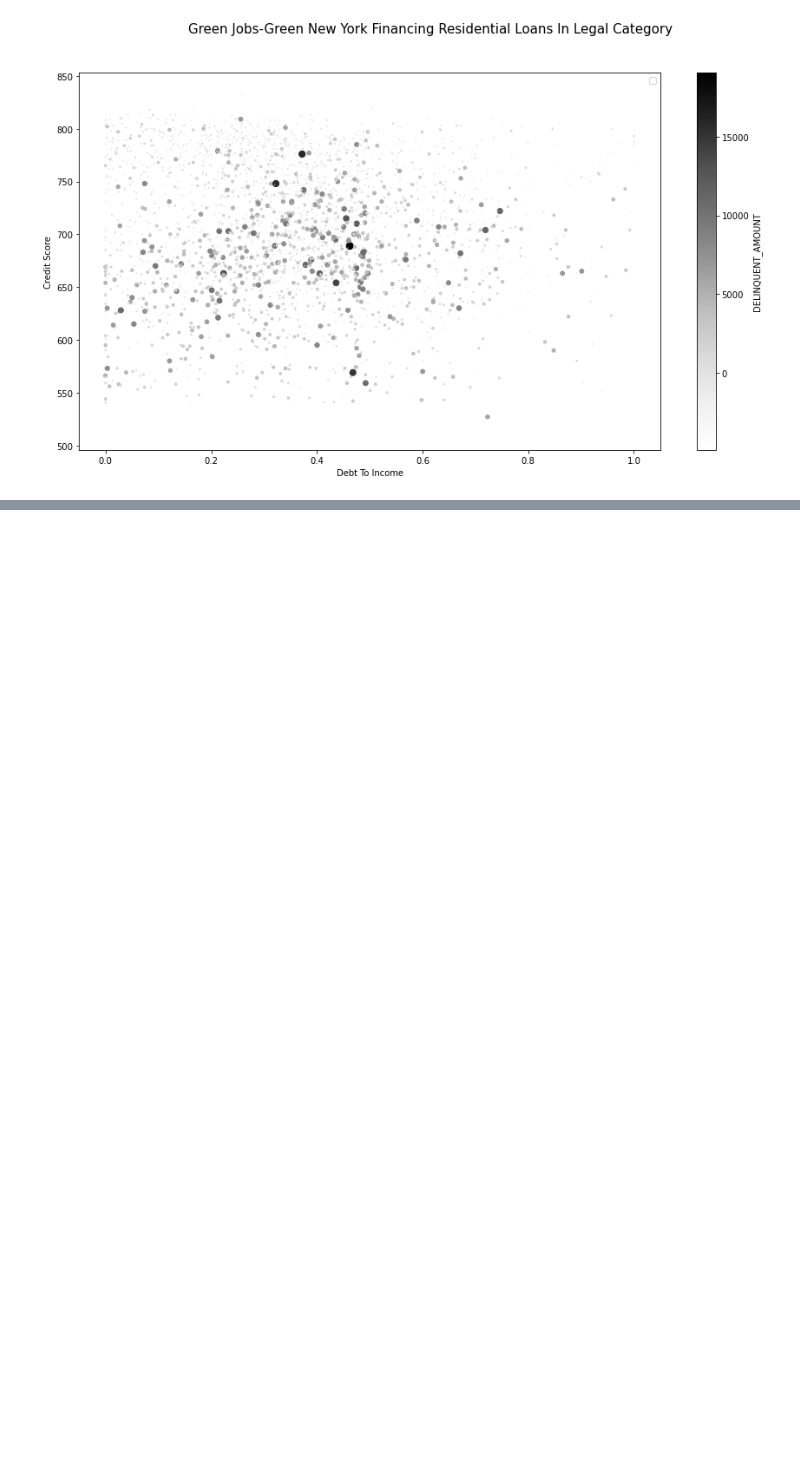
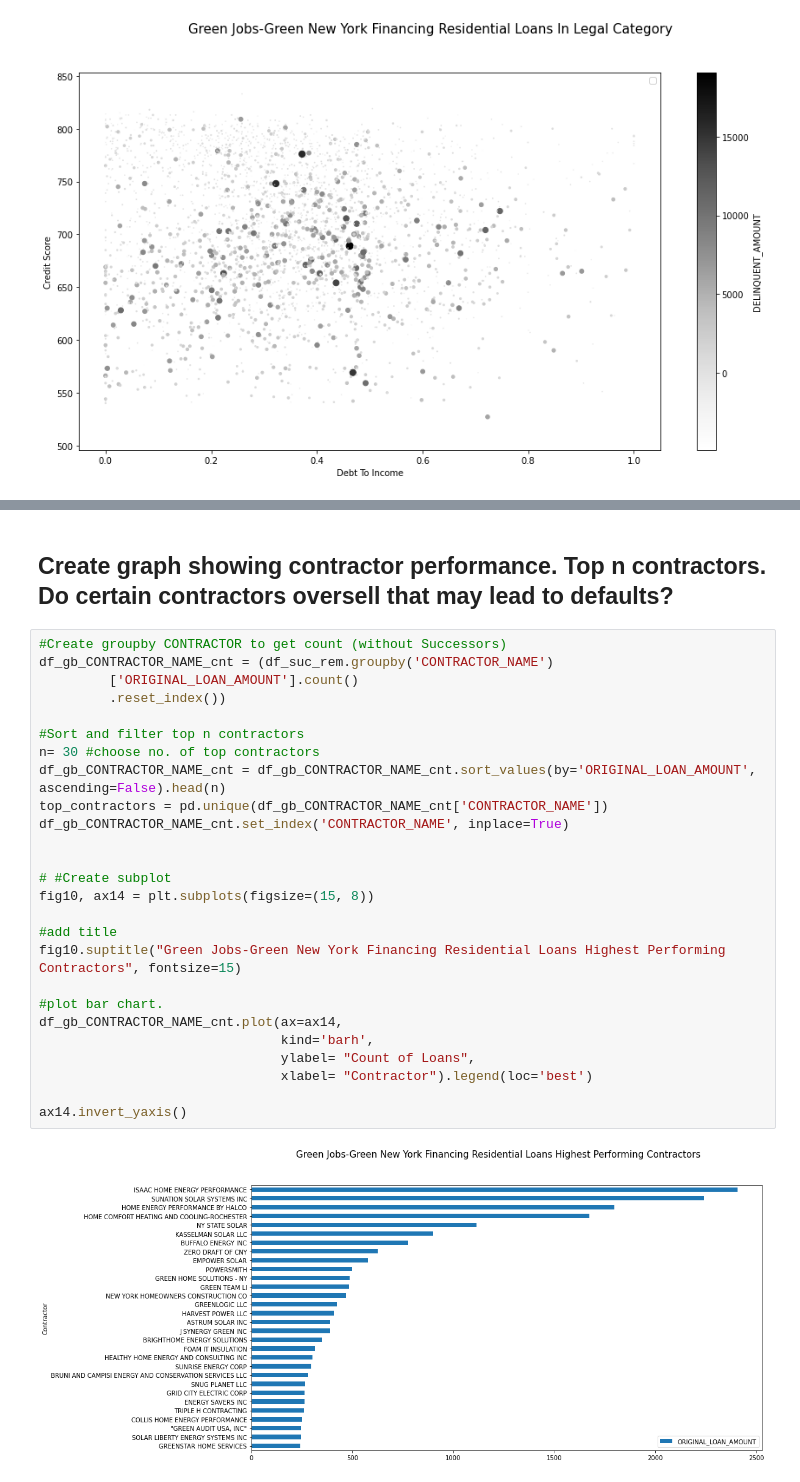
Before and after one commit to jlixander/GJGNY_Analysis, a Jupyter notebook: GJGNY_Analysis.ipynb, the cells around one changed output, grey strips where cells are left out. Drawn from its saved outputs; the diff is of its cells as text; blank space fills up the shorter version.

```diff
--- a/GJGNY_Analysis.ipynb
+++ b/GJGNY_Analysis.ipynb
@@ -879,0 +822,30 @@ ax15.set_xlim(0,550)
+# %% [markdown]
+## Create graph showing contractor performance. Top n contractors. Do certain contractors oversell that may lead to defaults?
+# %%
+#Create groupby CONTRACTOR to get count (without Successors)
+df_gb_CONTRACTOR_NAME_cnt = (df_suc_rem.groupby('CONTRACTOR_NAME')
+         ['ORIGINAL_LOAN_AMOUNT'].count()
+         .reset_index())
+
+#Sort and filter top n contractors
+n= 30 #choose no. of top contractors
+df_gb_CONTRACTOR_NAME_cnt = df_gb_CONTRACTOR_NAME_cnt.sort_values(by='ORIGINAL_LOAN_AMOUNT', ascending=False).head(n)
+top_contractors = pd.unique(df_gb_CONTRACTOR_NAME_cnt['CONTRACTOR_NAME'])
+df_gb_CONTRACTOR_NAME_cnt.set_index('CONTRACTOR_NAME', inplace=True)
+
+
+# #Create subplot
+fig10, ax14 = plt.subplots(figsize=(15, 8))
+
+#add title
+fig10.suptitle("Green Jobs-Green New York Financing Residential Loans Highest Performing Contractors", fontsize=15)
+
+#plot bar chart.
+df_gb_CONTRACTOR_NAME_cnt.plot(ax=ax14,
+                               kind='barh',
+                               ylabel= "Count of Loans",
+                               xlabel= "Contractor").legend(loc='best')
+
+ax14.invert_yaxis()
+# %% [output]
+[figure, added]
```
Also changed, not shown: parts of 29 cells of this notebook.
